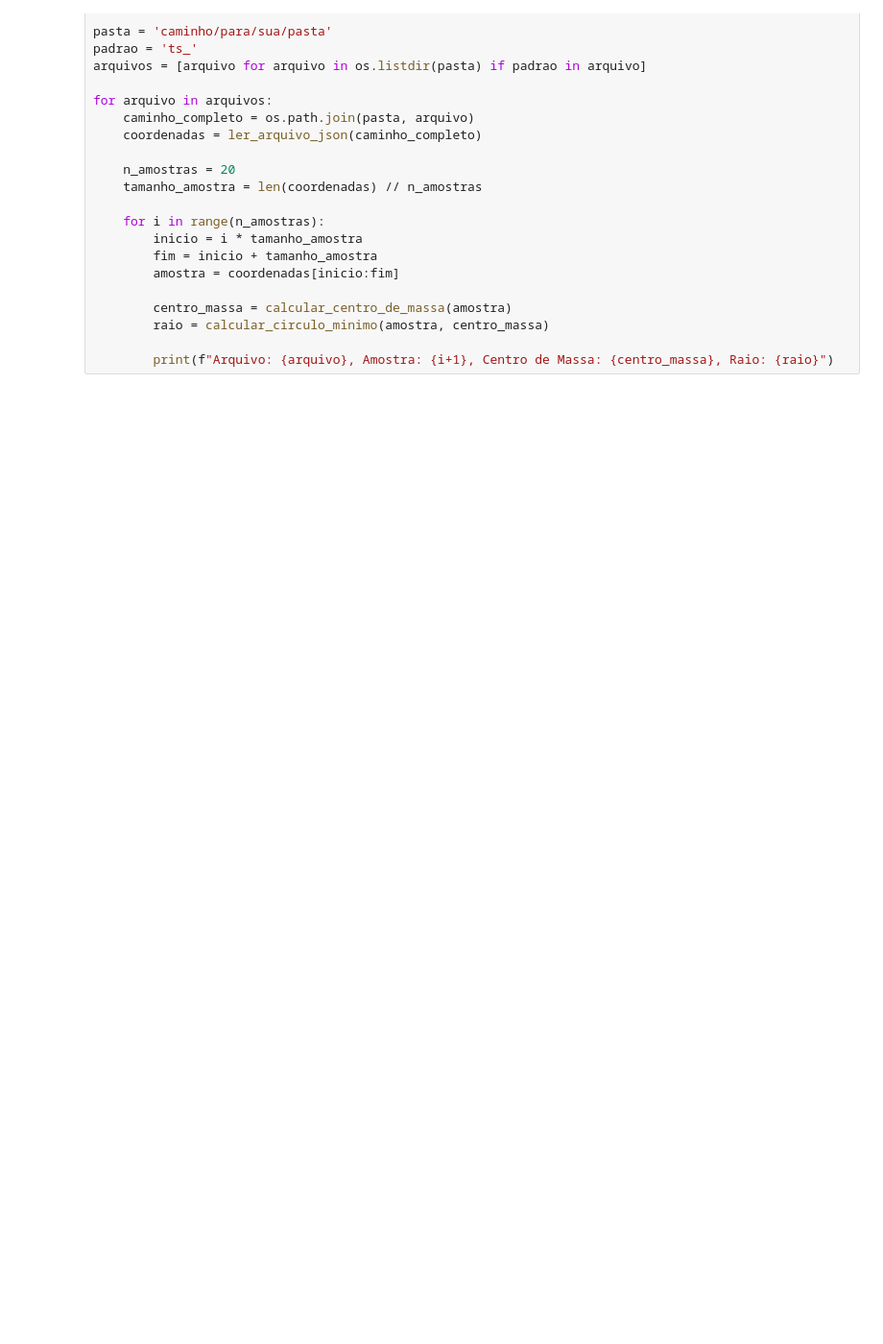
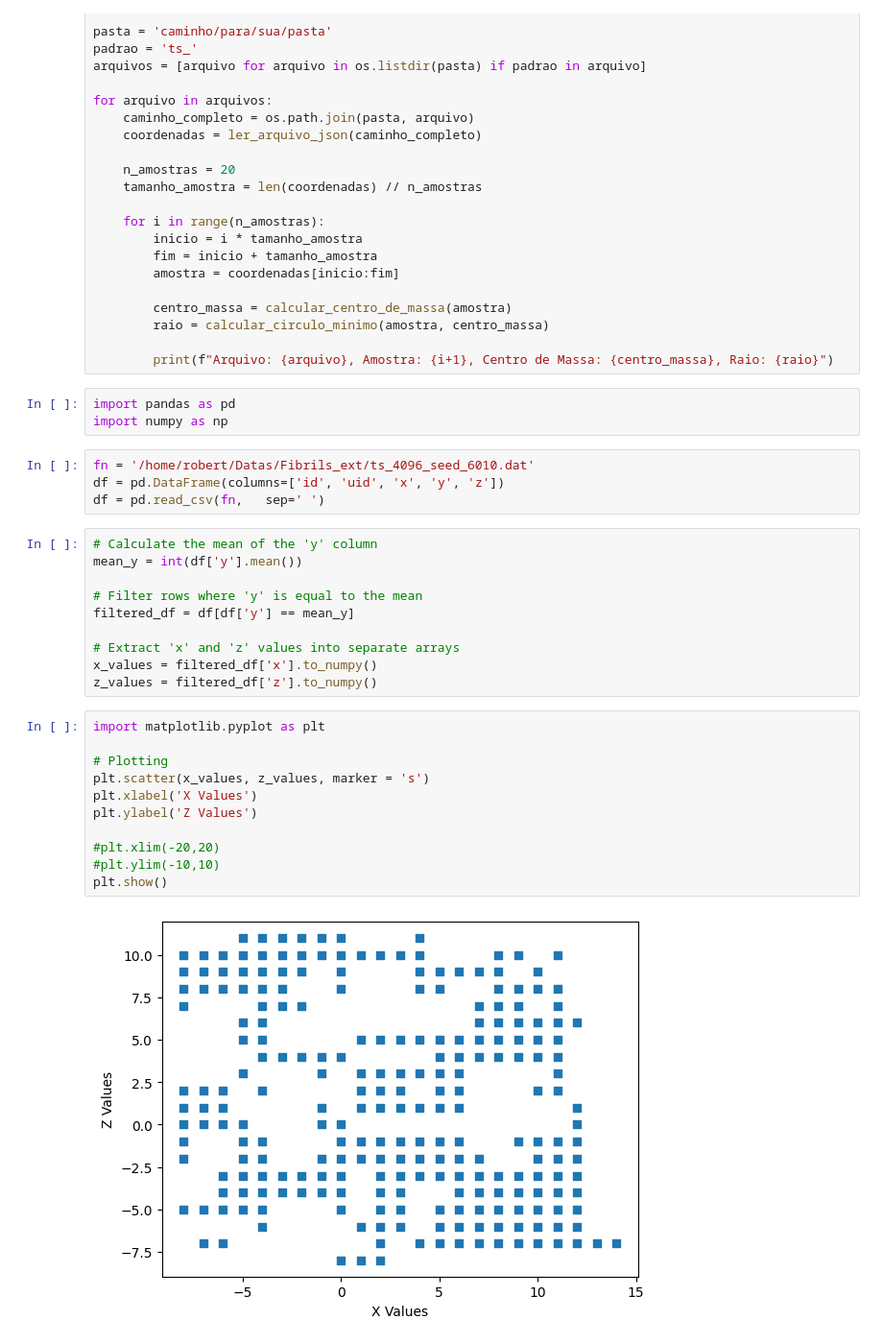
Before and after one commit to michaelsouza/dla-collagen, a Jupyter notebook: cross_section_fibril.ipynb, the cells around one changed output. Shown: that part at 96% size. Drawn from its saved outputs; the diff is of its cells as text; blank space fills up the shorter version.

```diff
--- a/cross_section_fibril.ipynb
+++ b/cross_section_fibril.ipynb
@@ -56,3 +56,33 @@ for arquivo in arquivos:
         raio = calcular_circulo_minimo(amostra, centro_massa)
 
         print(f"Arquivo: {arquivo}, Amostra: {i+1}, Centro de Massa: {centro_massa}, Raio: {raio}")
+# %%
+import pandas as pd
+import numpy as np
+# %%
+fn = '/home/robert/Datas/Fibrils_ext/ts_4096_seed_6010.dat'
+df = pd.DataFrame(columns=['id', 'uid', 'x', 'y', 'z'])
+df = pd.read_csv(fn,   sep=' ')
+# %%
+# Calculate the mean of the 'y' column
+mean_y = int(df['y'].mean())
+
+# Filter rows where 'y' is equal to the mean
+filtered_df = df[df['y'] == mean_y]
+
+# Extract 'x' and 'z' values into separate arrays
+x_values = filtered_df['x'].to_numpy()
+z_values = filtered_df['z'].to_numpy()
+# %%
+import matplotlib.pyplot as plt
+
+# Plotting
+plt.scatter(x_values, z_values, marker = 's')
+plt.xlabel('X Values')
+plt.ylabel('Z Values')
+
+#plt.xlim(-20,20)
+#plt.ylim(-10,10)
+plt.show()
+# %% [output]
+[figure, added]
```
Also changed, not shown: parts of 7 cells of this notebook, 1 other file.
